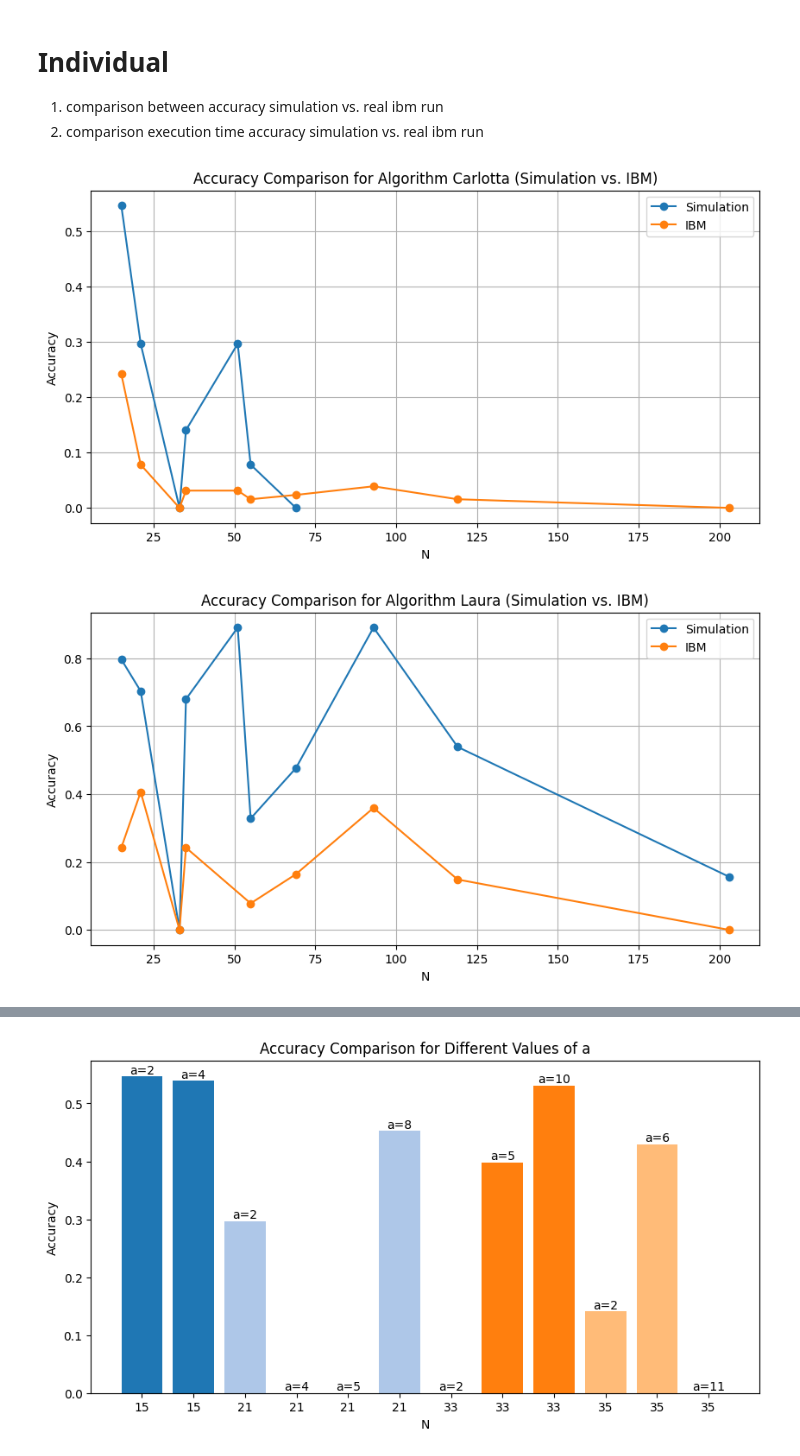
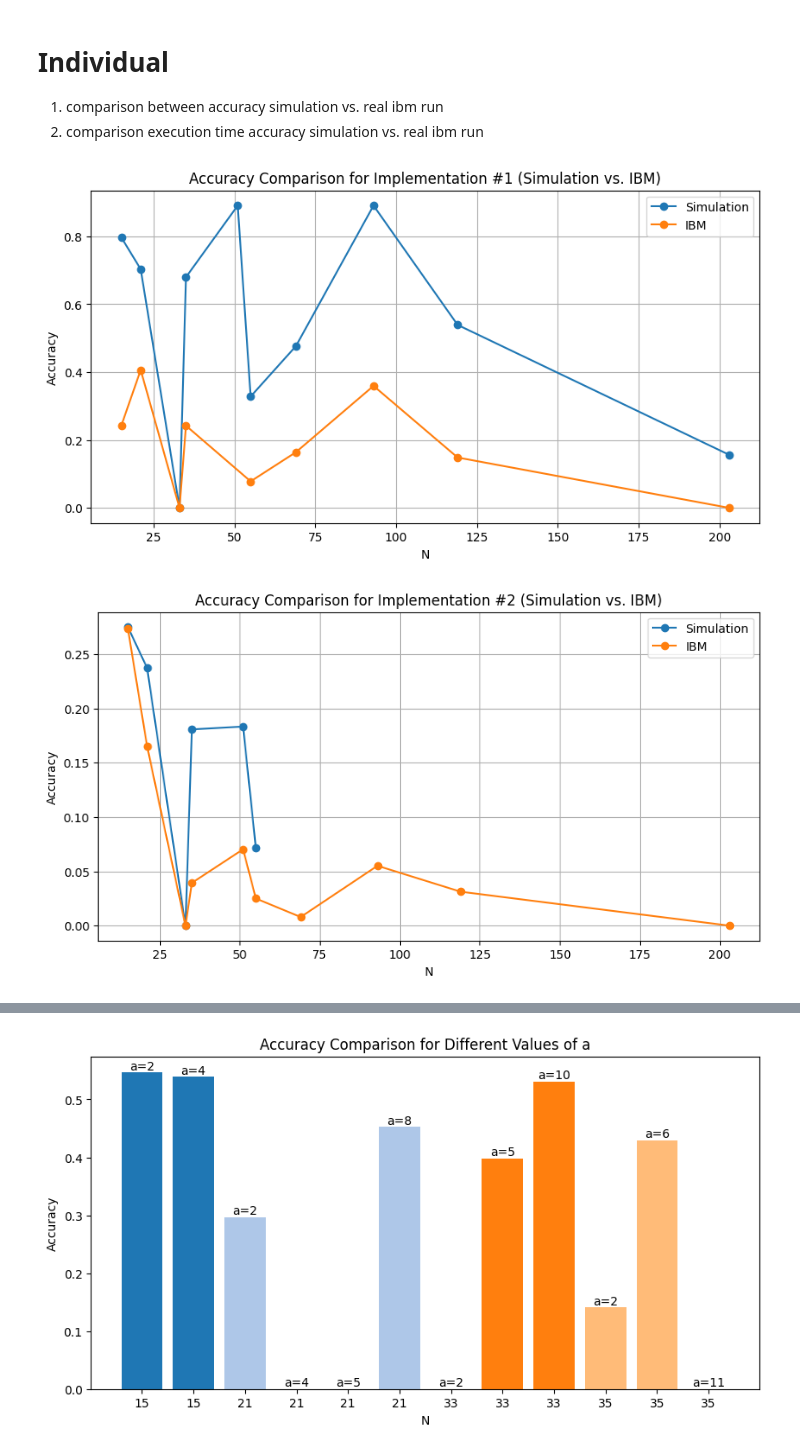
Before and after one commit to ge96lip/Quantum-Computing, a Jupyter notebook: analysis.ipynb, the cells around one changed output, grey strips where cells are left out. Drawn from its saved outputs; the diff is of its cells as text; code cells hidden in the pictures.

```diff
--- a/analysis.ipynb
+++ b/analysis.ipynb
@@ -225,43 +223,43 @@ plt.show()
 1. comparison between accuracy simulation vs. real ibm run
 2. comparison execution time accuracy simulation vs. real ibm run
 # %%
-carlotta_ibm_filtered = carlotta_ibm[(carlotta_ibm['a'] == 2) & (carlotta_ibm['N'] <= 203)]
 laura_ibm_filtered = laura_ibm[(laura_ibm['a'] == 2) & (laura_ibm['N'] <= 203)]
 max_ibm_filtered = max_ibm[(max_ibm['a'] == 2) & (max_ibm['N'] <= 203)]
+carlotta_ibm_filtered = carlotta_ibm[(carlotta_ibm['a'] == 2) & (carlotta_ibm['N'] <= 203)]
 
-carlotta_simulation_filtered = carlotta_simulation[(carlotta_simulation['a'] == 2)]
 laura_simulation_filtered = laura_simulation[(laura_simulation['a'] == 2)]
 max_simulation_filtered = max_simulation[(max_simulation['a'] == 2)]
-
-# Comparison of accuracy for Mode Simulation vs. IBM for Algorithm Carlotta
-plt.figure(figsize=(10, 5))
-plt.plot(carlotta_simulation_filtered['N'], carlotta_simulation_filtered['accuracy'], label='Simulation', marker='o')
-plt.plot(carlotta_ibm_filtered['N'], carlotta_ibm_filtered['accuracy'], label='IBM', marker='o')
-plt.title('Accuracy Comparison for Algorithm Carlotta (Simulation vs. IBM)')
-plt.xlabel('N')
-plt.ylabel('Accuracy')
-plt.legend()
-plt.grid(True)
+carlotta_simulation_filtered = carlotta_simulation[(carlotta_simulation['a'] == 2)]
 
 # Comparison of accuracy for Mode Simulation vs. IBM for Algorithm Laura
 plt.figure(figsize=(10, 5))
 plt.plot(laura_simulation_filtered['N'], laura_simulation_filtered['accuracy'], label='Simulation', marker='o')
 plt.plot(laura_ibm_filtered['N'], laura_ibm_filtered['accuracy'], label='IBM', marker='o')
-plt.title('Accuracy Comparison for Algorithm Laura (Simulation vs. IBM)')
+plt.title('Accuracy Comparison for Implementation #1 (Simulation vs. IBM)')
 plt.xlabel('N')
 plt.ylabel('Accuracy')
 plt.legend()
 plt.grid(True)
 
 # Comparison of accuracy for Mode Simulation vs. IBM for Algorithm Max
 plt.figure(figsize=(10, 5))
 plt.plot(max_simulation_filtered['N'], max_simulation_filtered['accuracy'], label='Simulation', marker='o')
 plt.plot(max_ibm_filtered['N'], max_ibm_filtered['accuracy'], label='IBM', marker='o')
-plt.title('Accuracy Comparison for Algorithm Max (Simulation vs. IBM)')
+plt.title('Accuracy Comparison for Implementation #2 (Simulation vs. IBM)')
 plt.xlabel('N')
 plt.ylabel('Accuracy')
 plt.legend()
 plt.grid(True)
+
+# Comparison of accuracy for Mode Simulation vs. IBM for Algorithm Carlotta
+plt.figure(figsize=(10, 5))
+plt.plot(carlotta_simulation_filtered['N'], carlotta_simulation_filtered['accuracy'], label='Simulation', marker='o')
+plt.plot(carlotta_ibm_filtered['N'], carlotta_ibm_filtered['accuracy'], label='IBM', marker='o')
+plt.title('Accuracy Comparison for Implementation #3 (Simulation vs. IBM)')
+plt.xlabel('N')
+plt.ylabel('Accuracy')
+plt.legend()
+plt.grid(True)
 # %% [output]
-[figure, old version]
+[figure, new version]
-[figure, old version]
+[figure, new version]
```
Also changed, not shown: parts of 10 cells of this notebook.
